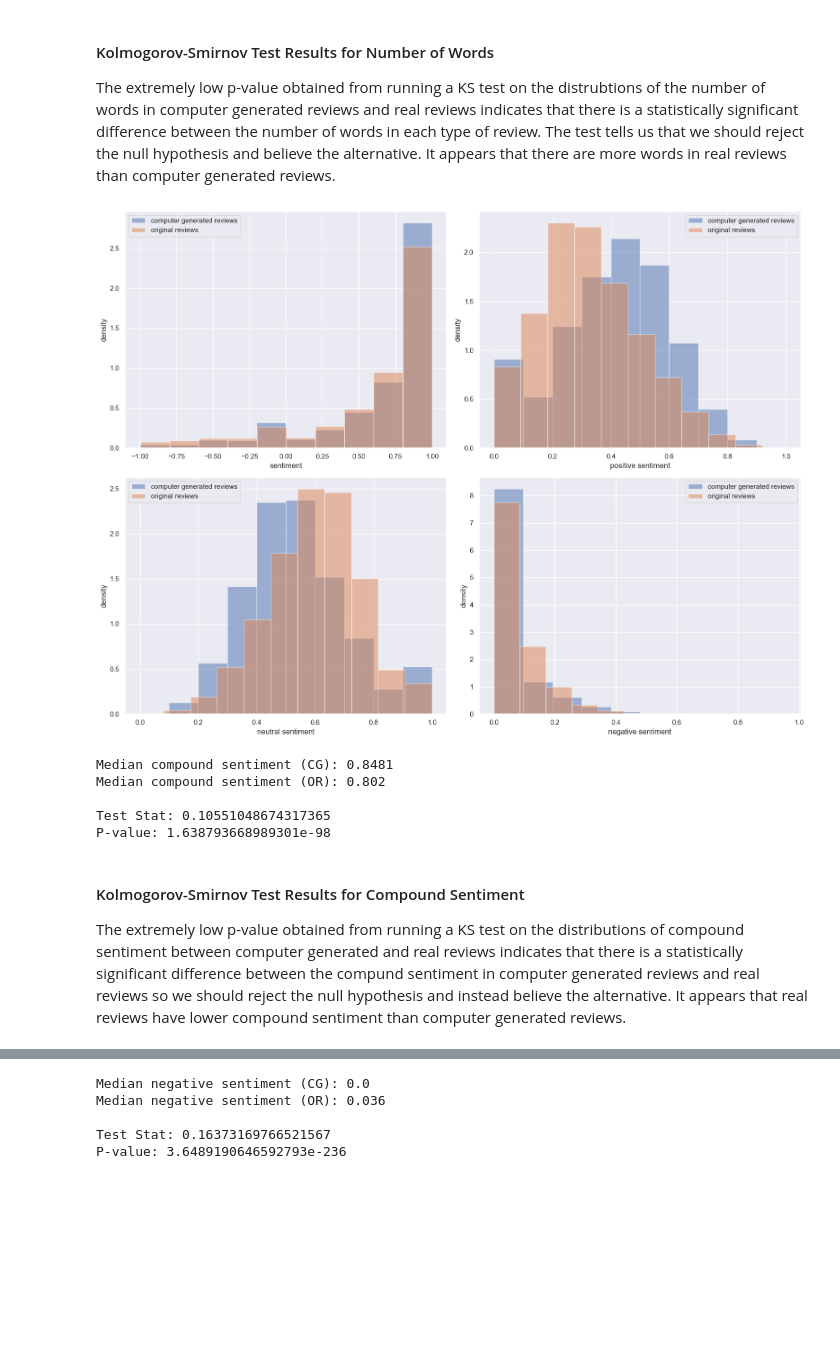
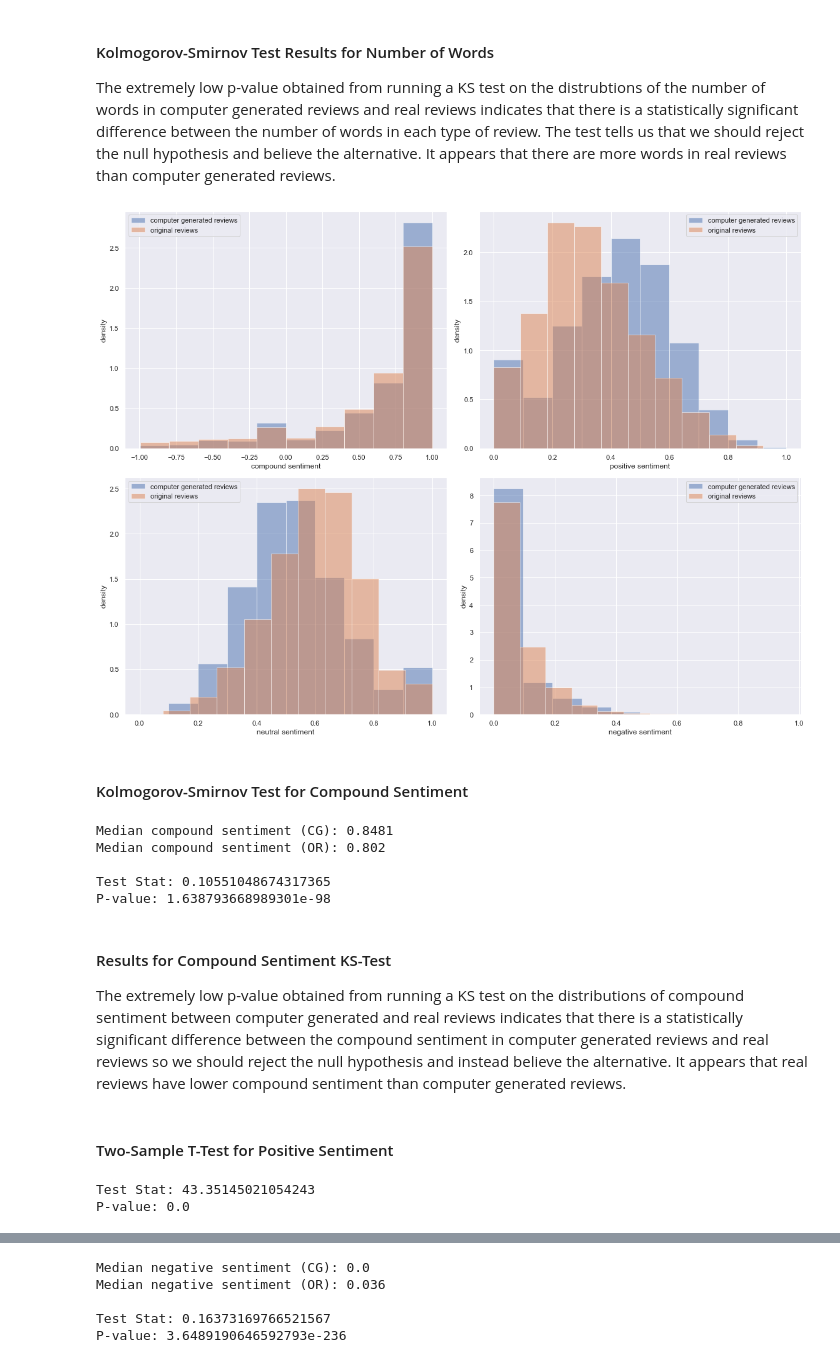
Before and after one commit to LiamManatt/Fake_Reviews, a Jupyter notebook: EDACheckpoint_group058.ipynb, the cells around one changed output, grey strips where cells are left out. Drawn from its saved outputs; the diff is of its cells as text; code cells hidden in the pictures; blank space fills up the shorter version.

```diff
--- a/EDACheckpoint_group058.ipynb
+++ b/EDACheckpoint_group058.ipynb
@@ -341,38 +339,38 @@ P-value: 5.6671608178102464e-74
 #### Kolmogorov-Smirnov Test Results for Number of Words
 The extremely low p-value obtained from running a KS test on the distrubtions of the number of words in computer generated reviews and real reviews indicates that there is a statistically significant difference between the number of words in each type of review. The test tells us that we should reject the null hypothesis and believe the alternative. It appears that there are more words in real reviews than computer generated reviews.
 # %%
-
-
 fig, axes = plt.subplots(2, 2, figsize=(16, 12))
 
 axes[0, 0].hist(cg_reviews.comp_sentiment, alpha=0.5, label='computer generated reviews', density=True)
 axes[0, 0].hist(or_reviews.comp_sentiment, alpha=0.5, label='original reviews', density=True)
-axes[0, 0].set_xlabel('sentiment')
+axes[0, 0].set_xlabel('compound sentiment')
 axes[0, 0].set_ylabel('density')
 axes[0, 0].legend()
 
 axes[0, 1].hist(cg_reviews.pos_sentiment, alpha=0.5, label='computer generated reviews', density=True)
 axes[0, 1].hist(or_reviews.pos_sentiment, alpha=0.5, label='original reviews', density=True)
 axes[0, 1].set_xlabel('positive sentiment')
 axes[0, 1].set_ylabel('density')
 axes[0, 1].legend()
 
 axes[1, 0].hist(cg_reviews.neu_sentiment, alpha=0.5, label='computer generated reviews', density=True)
 axes[1, 0].hist(or_reviews.neu_sentiment, alpha=0.5, label='original reviews', density=True)
 axes[1, 0].set_xlabel('neutral sentiment')
 axes[1, 0].set_ylabel('density')
 axes[1, 0].legend()
 
 axes[1, 1].hist(cg_reviews.neg_sentiment, alpha=0.5, label='computer generated reviews', density=True)
 axes[1, 1].hist(or_reviews.neg_sentiment, alpha=0.5, label='original reviews', density=True)
 axes[1, 1].set_xlabel('negative sentiment')
 axes[1, 1].set_ylabel('density')
 axes[1, 1].legend()
 
 plt.tight_layout()
 plt.show()
 # %% [output]
-[figure, old version]
+[figure, new version]
+# %% [markdown]
+#### Kolmogorov-Smirnov Test for Compound Sentiment
 # %%
 print(f'Median compound sentiment (CG): {cg_reviews.comp_sentiment.median()}')
 print(f'Median compound sentiment (OR): {or_reviews.comp_sentiment.median()}')
@@ -390,5 +388,20 @@ Median compound sentiment (OR): 0.802
 Test Stat: 0.10551048674317365
 P-value: 1.638793668989301e-98
 # %% [markdown]
-#### Kolmogorov-Smirnov Test Results for Compound Sentiment
-The extremely low p-value obtained from running a KS test on the distributions of compound sentiment between computer generated and real reviews indicates that there is a statistically significant difference between the compund sentiment in computer generated reviews and real reviews so we should reject the null hypothesis and instead believe the alternative. It appears that real reviews have lower compound sentiment than computer generated reviews.
+#### Results for Compound Sentiment KS-Test
+The extremely low p-value obtained from running a KS test on the distributions of compound sentiment between computer generated and real reviews indicates that there is a statistically significant difference between the compound sentiment in computer generated reviews and real reviews so we should reject the null hypothesis and instead believe the alternative. It appears that real reviews have lower compound sentiment than computer generated reviews.
+# %% [markdown]
+#### Two-Sample T-Test for Positive Sentiment
+# %%
+from scipy import stats
+
+cg_pos = cg_reviews.pos_sentiment.values
+or_pos = or_reviews.pos_sentiment.values
+
+pos_t_val, pos_p_val = stats.ttest_ind(cg_pos, or_pos)
+
+print(f'Test Stat: {pos_t_val}')
+print(f'P-value: {pos_p_val}')
+# %% [output]
+Test Stat: 43.35145021054243
+P-value: 0.0
```
Also changed, not shown: parts of 21 cells of this notebook, 1 other file.
